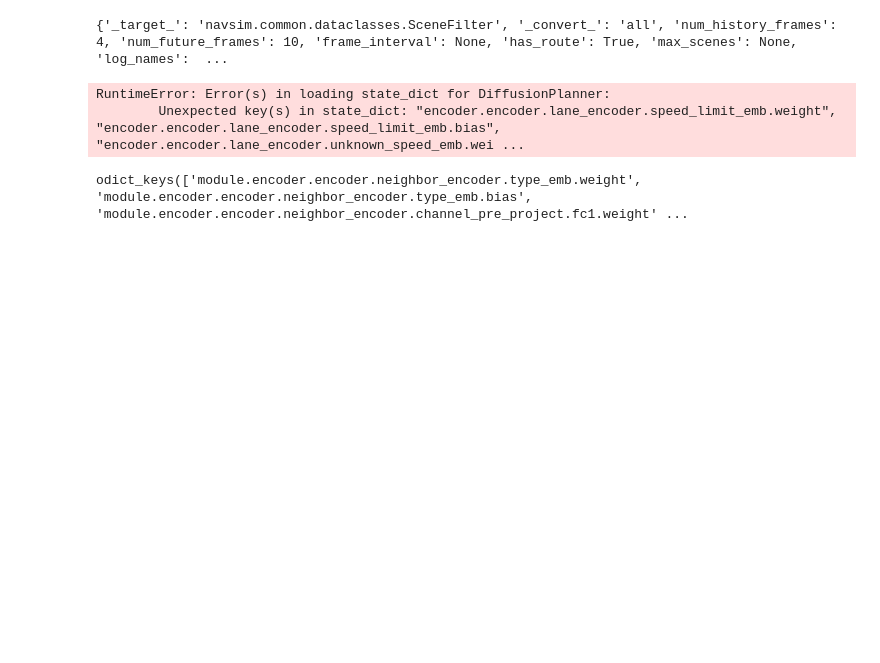
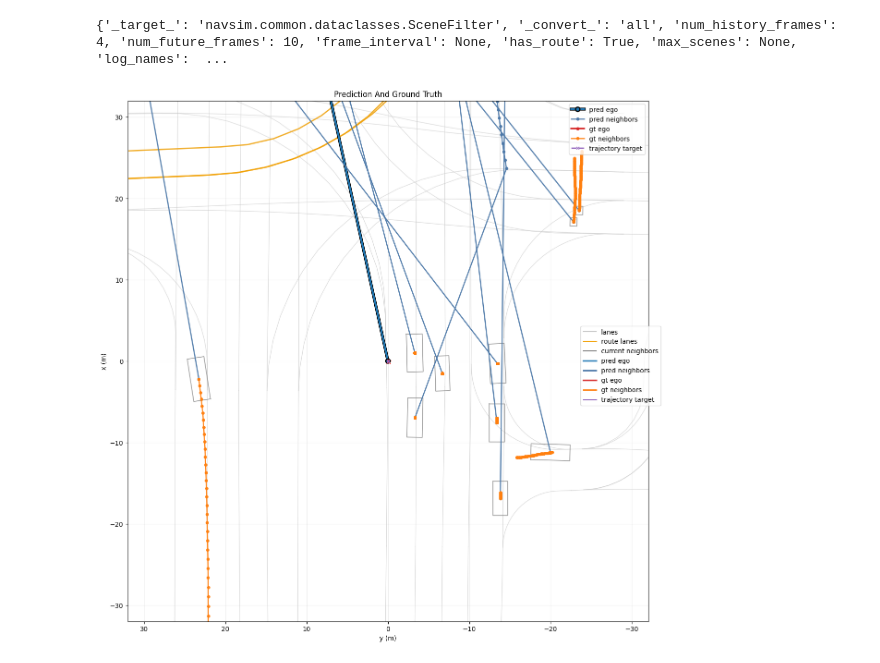
Before and after one commit to AutoCR/e2e_av_from_scratch, a Jupyter notebook: phase-2 model/diffusion_planner_test.ipynb, the cells around one changed output. Cells and saved outputs as stored; diff of their text form; code cells hidden in the pictures; blank space fills up the shorter version.

Commit message:
fix: visualization

```diff
--- a/phase-2 model/diffusion_planner_test.ipynb
+++ b/phase-2 model/diffusion_planner_test.ipynb
@@ -52,7 +52,7 @@ data_loader = DataLoader(dataset=dataset, batch_size=1, shuffle=False)
 # %%
 import torch
 model = DiffusionPlanner(cfg)
-ckpt_path = '/Users/chenran/Code/diffusion-planner/checkpoints/model.pth'
+ckpt_path = '/Users/chenran/Code/diffusion-planner/ckpt/model.pth'
 ckpt = torch.load(ckpt_path, map_location='cpu')
 state_dict = ckpt['ema_state_dict']
 state_dict = {
@@ -60,14 +60,14 @@ state_dict = {
     for k, v in state_dict.items()
 }
 model.load_state_dict(state_dict, strict=True)
-# model.eval()
-# for token, features, targets in data_loader:
-#     op = model(features)
-#     break
+model.eval()
+
+for idx, (token, features, targets) in enumerate(data_loader):
+    op = model(features)
+    if idx > 1:
+        break
-# %% [output]
-RuntimeError: Error(s) in loading state_dict for DiffusionPlanner:
-        Unexpected key(s) in state_dict: "encoder.encoder.lane_encoder.speed_limit_emb.weight", "encoder.encoder.lane_encoder.speed_limit_emb.bias", "encoder.encoder.lane_encoder.unknown_speed_emb.wei ...
 # %%
-print(state_dict.keys())
+from visualization import show_diffusion_planner_result
+show_diffusion_planner_result(op, targets, features)
 # %% [output]
-odict_keys(['module.encoder.encoder.neighbor_encoder.type_emb.weight', 'module.encoder.encoder.neighbor_encoder.type_emb.bias', 'module.encoder.encoder.neighbor_encoder.channel_pre_project.fc1.weight' ...
+[figure, added]
```
Also changed, not shown: 2 other files.
